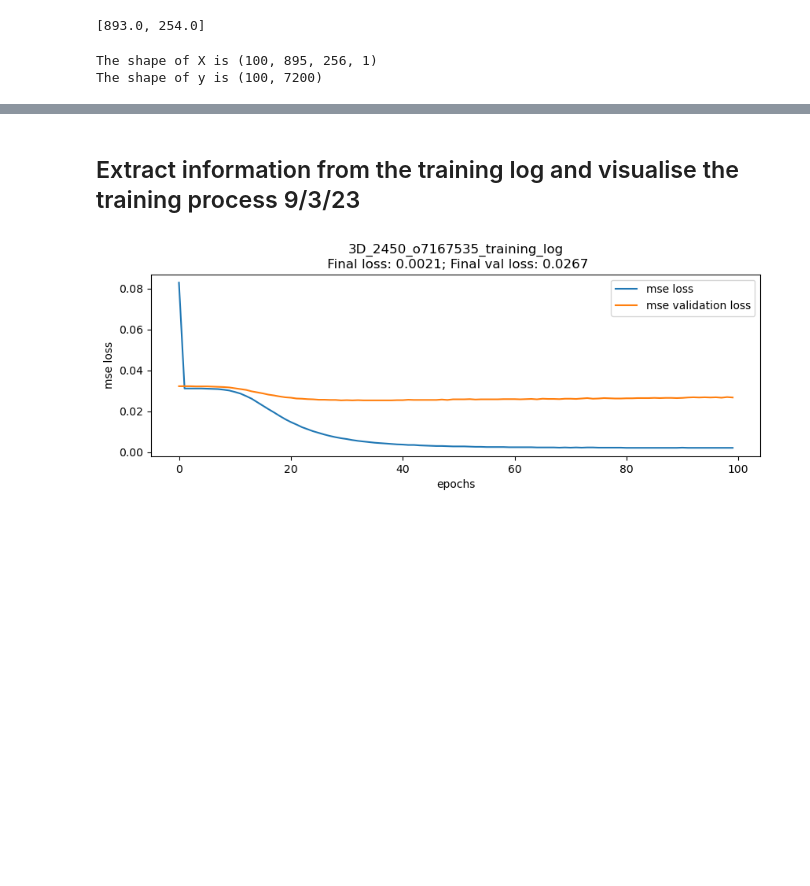
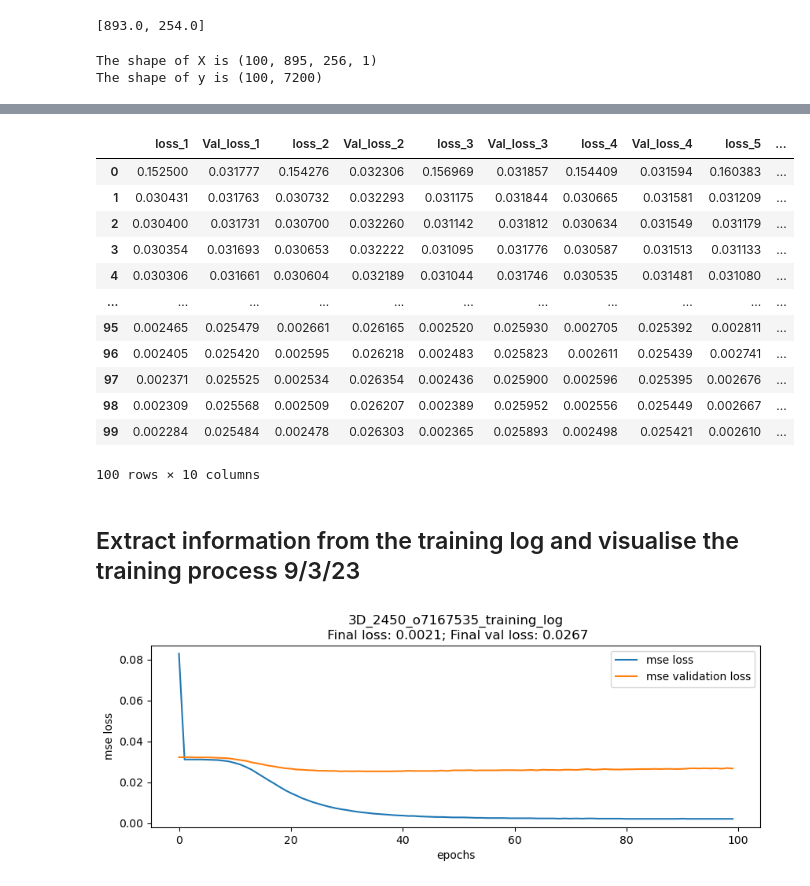
Before and after one commit to MC-Kangan/FYP_Ultrasound_Imaging_ML, a Jupyter notebook: Model_tester.ipynb, the cells around one changed output, grey strips where cells are left out. Saved outputs shown, nothing was run; the diff lists cells and outputs as text; code cells hidden in the pictures; blank space fills up the shorter version.

```diff
--- a/Model_tester.ipynb
+++ b/Model_tester.ipynb
@@ -697,3 +758,19 @@ The shape of y is (100, 7200)
+# %%
+df
+# %% [output]
+|  | loss_1 | Val_loss_1 | loss_2 | Val_loss_2 | loss_3 | Val_loss_3 | loss_4 | Val_loss_4 | loss_5 | ... |
+| 0 | 0.152500 | 0.031777 | 0.154276 | 0.032306 | 0.156969 | 0.031857 | 0.154409 | 0.031594 | 0.160383 | ... |
+| 1 | 0.030431 | 0.031763 | 0.030732 | 0.032293 | 0.031175 | 0.031844 | 0.030665 | 0.031581 | 0.031209 | ... |
+| 2 | 0.030400 | 0.031731 | 0.030700 | 0.032260 | 0.031142 | 0.031812 | 0.030634 | 0.031549 | 0.031179 | ... |
+| 3 | 0.030354 | 0.031693 | 0.030653 | 0.032222 | 0.031095 | 0.031776 | 0.030587 | 0.031513 | 0.031133 | ... |
+| 4 | 0.030306 | 0.031661 | 0.030604 | 0.032189 | 0.031044 | 0.031746 | 0.030535 | 0.031481 | 0.031080 | ... |
+| ... | ... | ... | ... | ... | ... | ... | ... | ... | ... | ... |
+| 95 | 0.002465 | 0.025479 | 0.002661 | 0.026165 | 0.002520 | 0.025930 | 0.002705 | 0.025392 | 0.002811 | ... |
+| 96 | 0.002405 | 0.025420 | 0.002595 | 0.026218 | 0.002483 | 0.025823 | 0.002611 | 0.025439 | 0.002741 | ... |
+| 97 | 0.002371 | 0.025525 | 0.002534 | 0.026354 | 0.002436 | 0.025900 | 0.002596 | 0.025395 | 0.002676 | ... |
+| 98 | 0.002309 | 0.025568 | 0.002509 | 0.026207 | 0.002389 | 0.025952 | 0.002556 | 0.025449 | 0.002667 | ... |
+| 99 | 0.002284 | 0.025484 | 0.002478 | 0.026303 | 0.002365 | 0.025893 | 0.002498 | 0.025421 | 0.002610 | ... |
+100 rows × 10 columns
 # %% [markdown]
 ## Extract information from the training log and visualise the training process 9/3/23
 # %%
```
Also changed, not shown: parts of 5 cells of this notebook.
